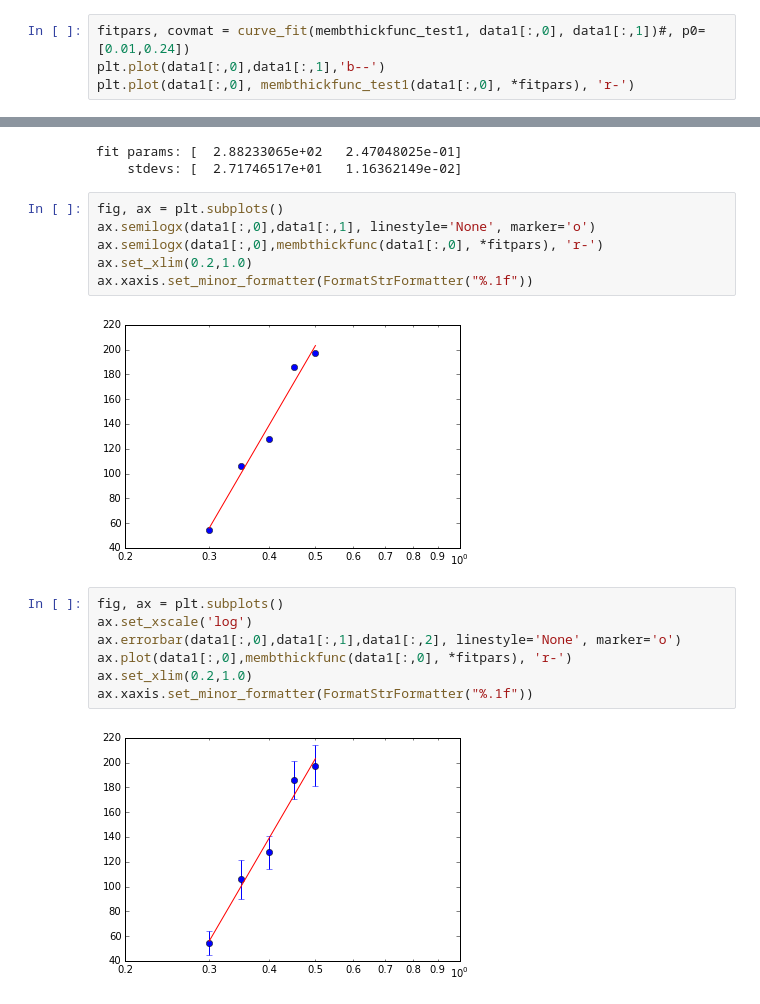
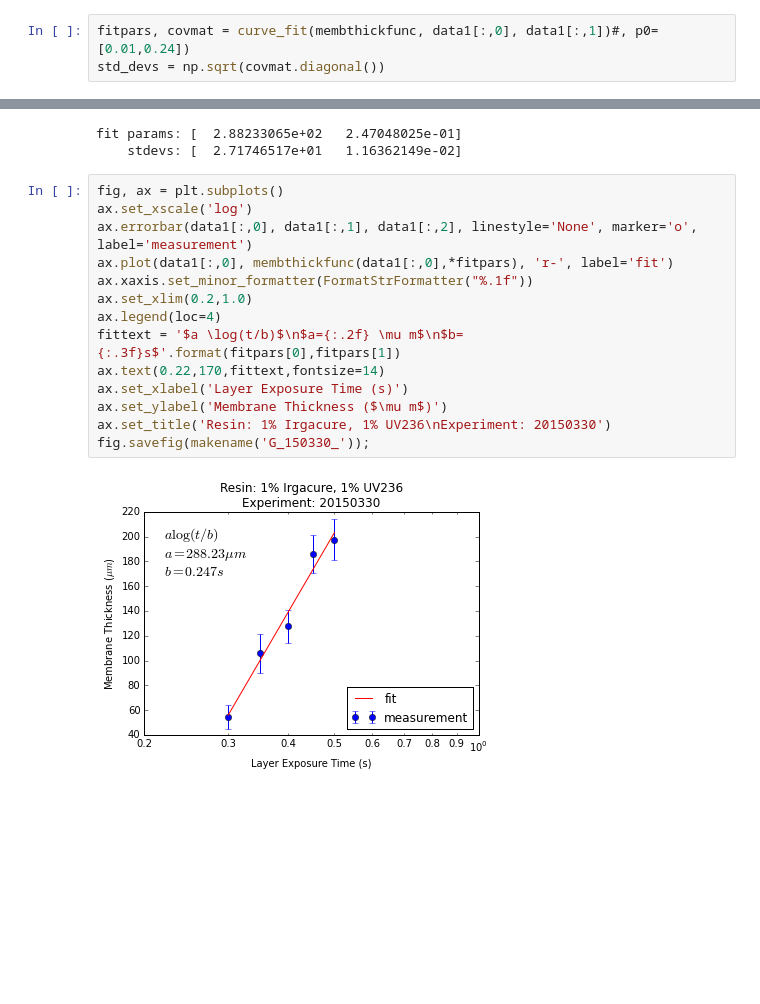
Before and after one commit to eelcodijkstra/teststuff, a Jupyter notebook: abs/140415_membrane_thickness_meas.ipynb, the cells around one changed output, grey strips where cells are left out. Drawn from its saved outputs; the diff is of its cells as text; blank space fills up the shorter version.

Commit message:
continue analysis of resin parameters from membrane thickness measurements

```diff
--- a/abs/140415_membrane_thickness_meas.ipynb
+++ b/abs/140415_membrane_thickness_meas.ipynb
@@ -43,4 +50,3 @@ def membthickfunc_test1(t,a):
 # %%
-fitpars, covmat = curve_fit(membthickfunc_test1, data1[:,0], data1[:,1])#, p0=[0.01,0.24])
-plt.plot(data1[:,0],data1[:,1],'b--')
-plt.plot(data1[:,0], membthickfunc_test1(data1[:,0], *fitpars), 'r-')
+fitpars, covmat = curve_fit(membthickfunc, data1[:,0], data1[:,1])#, p0=[0.01,0.24])
+std_devs = np.sqrt(covmat.diagonal())
@@ -67,20 +56,19 @@ print('    stdevs:', std_devs)
 # %% [output]
 fit params: [  2.88233065e+02   2.47048025e-01]
     stdevs: [  2.71746517e+01   1.16362149e-02]
-# %%
-fig, ax = plt.subplots()
-ax.semilogx(data1[:,0],data1[:,1], linestyle='None', marker='o')
-ax.semilogx(data1[:,0],membthickfunc(data1[:,0], *fitpars), 'r-')
-ax.set_xlim(0.2,1.0)
-ax.xaxis.set_minor_formatter(FormatStrFormatter("%.1f"))
-# %% [output]
-[figure, removed]
 # %%
 fig, ax = plt.subplots()
 ax.set_xscale('log')
-ax.errorbar(data1[:,0],data1[:,1],data1[:,2], linestyle='None', marker='o')
-ax.plot(data1[:,0],membthickfunc(data1[:,0], *fitpars), 'r-')
+ax.errorbar(data1[:,0], data1[:,1], data1[:,2], linestyle='None', marker='o', label='measurement')
+ax.plot(data1[:,0], membthickfunc(data1[:,0],*fitpars), 'r-', label='fit')
+ax.xaxis.set_minor_formatter(FormatStrFormatter("%.1f"))
 ax.set_xlim(0.2,1.0)
-ax.xaxis.set_minor_formatter(FormatStrFormatter("%.1f"))
+ax.legend(loc=4)
+fittext = '$a \log(t/b)$\n$a={:.2f} \mu m$\n$b={:.3f}s$'.format(fitpars[0],fitpars[1])
+ax.text(0.22,170,fittext,fontsize=14)
+ax.set_xlabel('Layer Exposure Time (s)')
+ax.set_ylabel('Membrane Thickness ($\mu m$)')
+ax.set_title('Resin: 1% Irgacure, 1% UV236\nExperiment: 20150330')
+fig.savefig(makename('G_150330_'));
 # %% [output]
-[figure, old version]
+[figure, new version]
```
Also changed, not shown: parts of 16 cells of this notebook.
